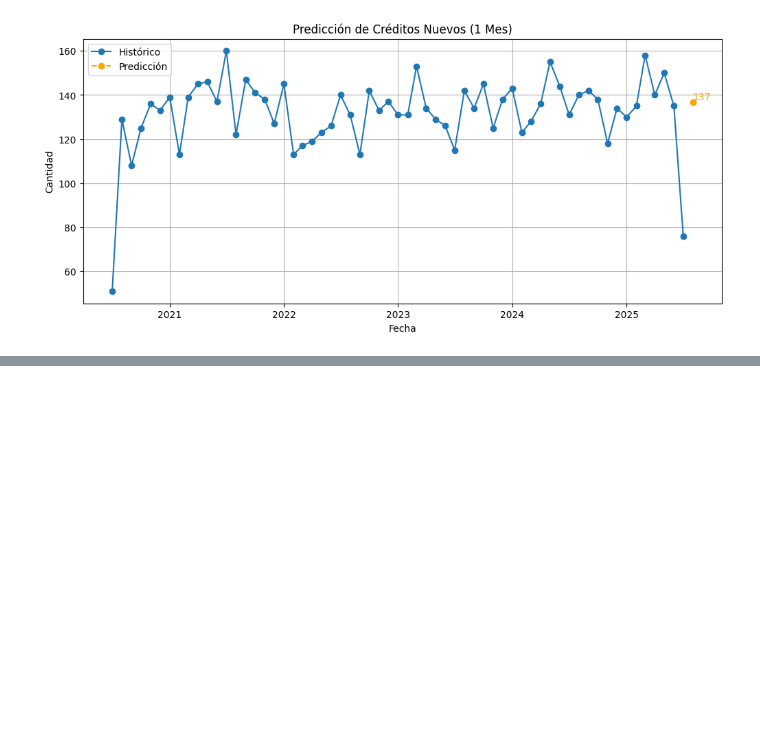
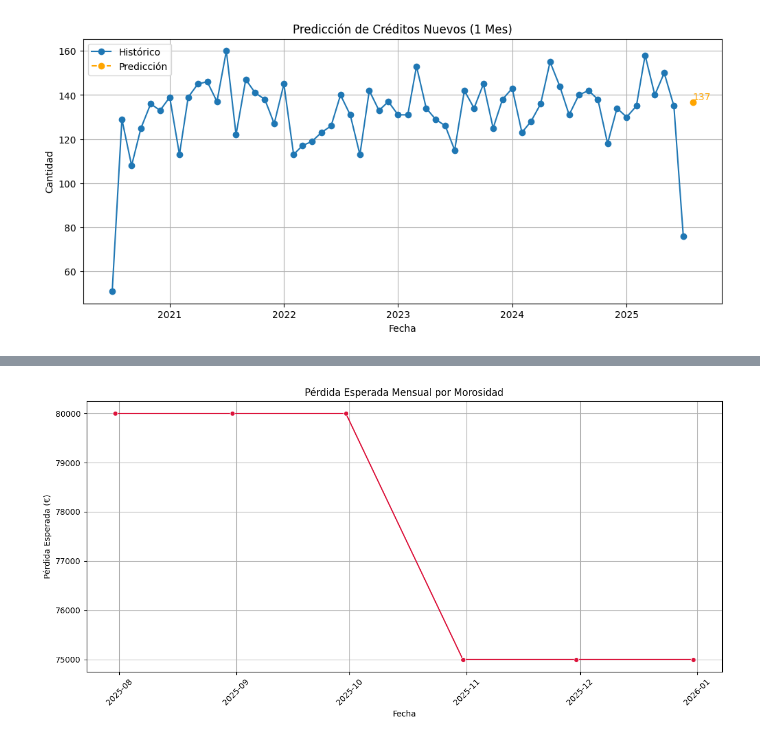
Before and after one commit to vfpomer/banco_creditos, a Jupyter notebook: notebooks/banco_6meses.ipynb, the cells around one changed output, grey strips where cells are left out. Saved outputs shown, nothing was run; the diff lists cells and outputs as text; code cells hidden in the pictures; blank space fills up the shorter version.

```diff
--- a/notebooks/banco_6meses.ipynb
+++ b/notebooks/banco_6meses.ipynb
@@ -305,0 +495,8 @@ plt.show()
+# %%
+# Suponiendo un valor promedio por crédito
+valor_promedio_credito = 5000  # en euros
+
+# Calcular pérdida esperada por mes
+df_tasa_morosidad['perdida_esperada_€'] = df_tasa_morosidad['morosos_esperados'] * valor_promedio_credito
+
+print(df_tasa_morosidad[['fecha', 'morosos_esperados', 'perdida_esperada_€']])
@@ -305,0 +538,16 @@ plt.show()
+# %%
+
+# Asumimos que df_tasa_morosidad contiene las columnas 'fecha' y 'perdida_esperada_€'
+
+plt.figure(figsize=(12, 6))
+sns.lineplot(data=df_tasa_morosidad, x='fecha', y='perdida_esperada_€', marker='o', color='crimson')
+
+plt.title('Pérdida Esperada Mensual por Morosidad')
+plt.xlabel('Fecha')
+plt.ylabel('Pérdida Esperada (€)')
+plt.grid(True)
+plt.xticks(rotation=45)
+plt.tight_layout()
+plt.show()
+# %% [output]
+[figure, added]
```
Also changed, not shown: parts of 9 cells of this notebook, 2 other files.
